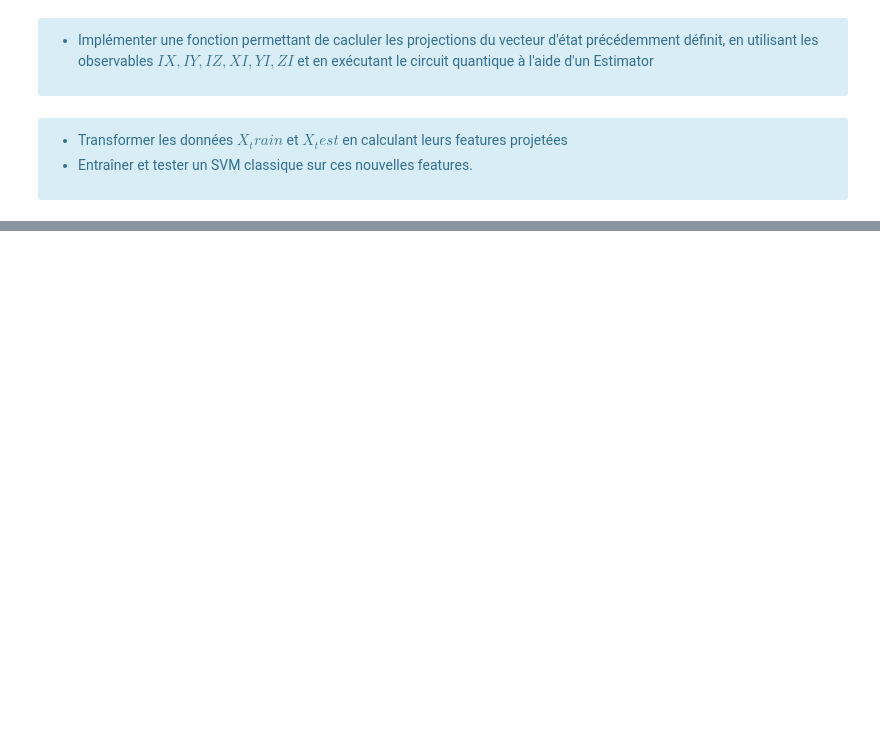
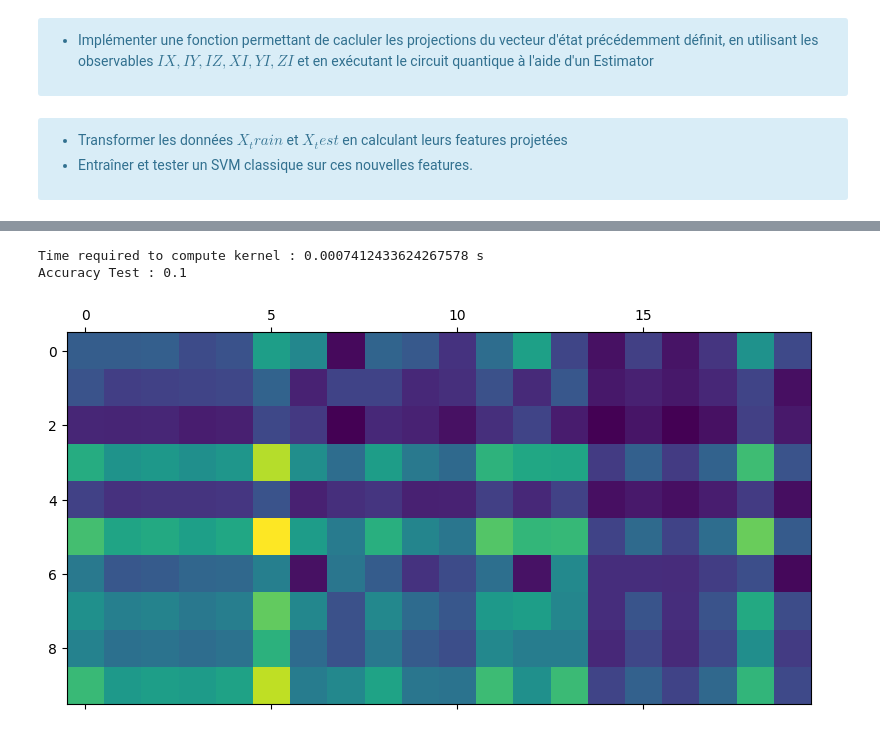
Before and after one commit to hugopgs/Application_Informatique_Quantique, a Jupyter notebook: Seance_2/2.2.Projected_Quantum_Features.ipynb, the cells around one changed output, grey strips where cells are left out. Drawn from its saved outputs; the diff is of its cells as text; code cells hidden in the pictures; blank space fills up the shorter version.

```diff
--- a/Seance_2/2.2.Projected_Quantum_Features.ipynb
+++ b/Seance_2/2.2.Projected_Quantum_Features.ipynb
@@ -144,0 +196,10 @@ Toutefois, pour éviter l'exécution de cacluls trop couteux, on choisit de proj
+# %%
+test_kernel = compute_kernel(X_test,X_train,scalar_product)
+
+plt.matshow(test_kernel)
+
+print("Accuracy Test : {}".format(classical_svm.score(test_kernel,y_test)))
+# %% [output]
+Time required to compute kernel : 0.0007412433624267578 s
+Accuracy Test : 0.1
+[figure, added]
```
Also changed, not shown: parts of 8 cells of this notebook, 3 other files.
